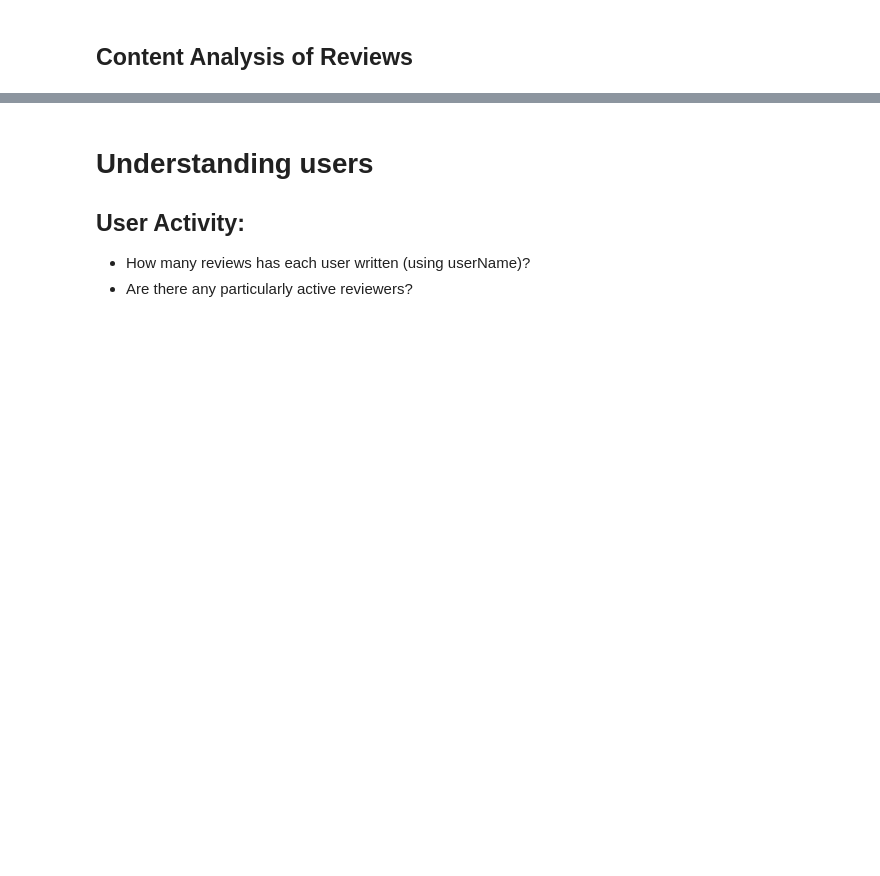
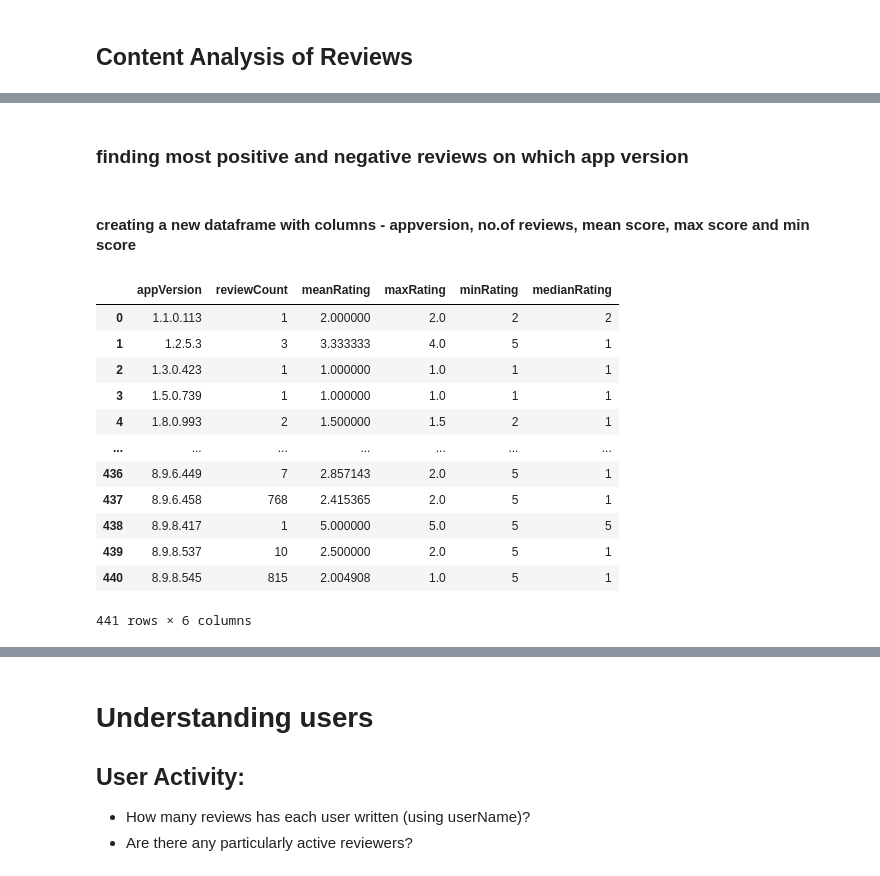
Before and after one commit to dipshi-singh/spotify-review-eda, a Jupyter notebook: Spotify_Review_EDA.ipynb, the cells around one changed output, grey strips where cells are left out. Cells and saved outputs as stored; diff of their text form; code cells hidden in the pictures; blank space fills up the shorter version.

```diff
--- a/Spotify_Review_EDA.ipynb
+++ b/Spotify_Review_EDA.ipynb
@@ -455,0 +510,22 @@ plt.show()
+# %% [markdown]
+### finding most positive and negative reviews on which app version
+# %% [markdown]
+#### creating a new dataframe with columns -  appversion, no.of reviews, mean score, max score and min score
+# %%
+appVersion_df = df.groupby('appVersion').agg(reviewCount=('reviewId','count'),meanRating=('score','mean'), medianRating = ('score','median'),maxRating=('score','max'),minRating=('score','min')).reset_index()
+appVersion_df.columns = ['appVersion','reviewCount','meanRating','maxRating','minRating','medianRating']
+appVersion_df
+# %% [output]
+|  | appVersion | reviewCount | meanRating | maxRating | minRating | medianRating |
+| 0 | 1.1.0.113 | 1 | 2.000000 | 2.0 | 2 | 2 |
+| 1 | 1.2.5.3 | 3 | 3.333333 | 4.0 | 5 | 1 |
+| 2 | 1.3.0.423 | 1 | 1.000000 | 1.0 | 1 | 1 |
+| 3 | 1.5.0.739 | 1 | 1.000000 | 1.0 | 1 | 1 |
+| 4 | 1.8.0.993 | 2 | 1.500000 | 1.5 | 2 | 1 |
+| ... | ... | ... | ... | ... | ... | ... |
+| 436 | 8.9.6.449 | 7 | 2.857143 | 2.0 | 5 | 1 |
+| 437 | 8.9.6.458 | 768 | 2.415365 | 2.0 | 5 | 1 |
+| 438 | 8.9.8.417 | 1 | 5.000000 | 5.0 | 5 | 5 |
+| 439 | 8.9.8.537 | 10 | 2.500000 | 2.0 | 5 | 1 |
+| 440 | 8.9.8.545 | 815 | 2.004908 | 1.0 | 5 | 1 |
+441 rows × 6 columns
```
Also changed, not shown: parts of 12 cells of this notebook.
